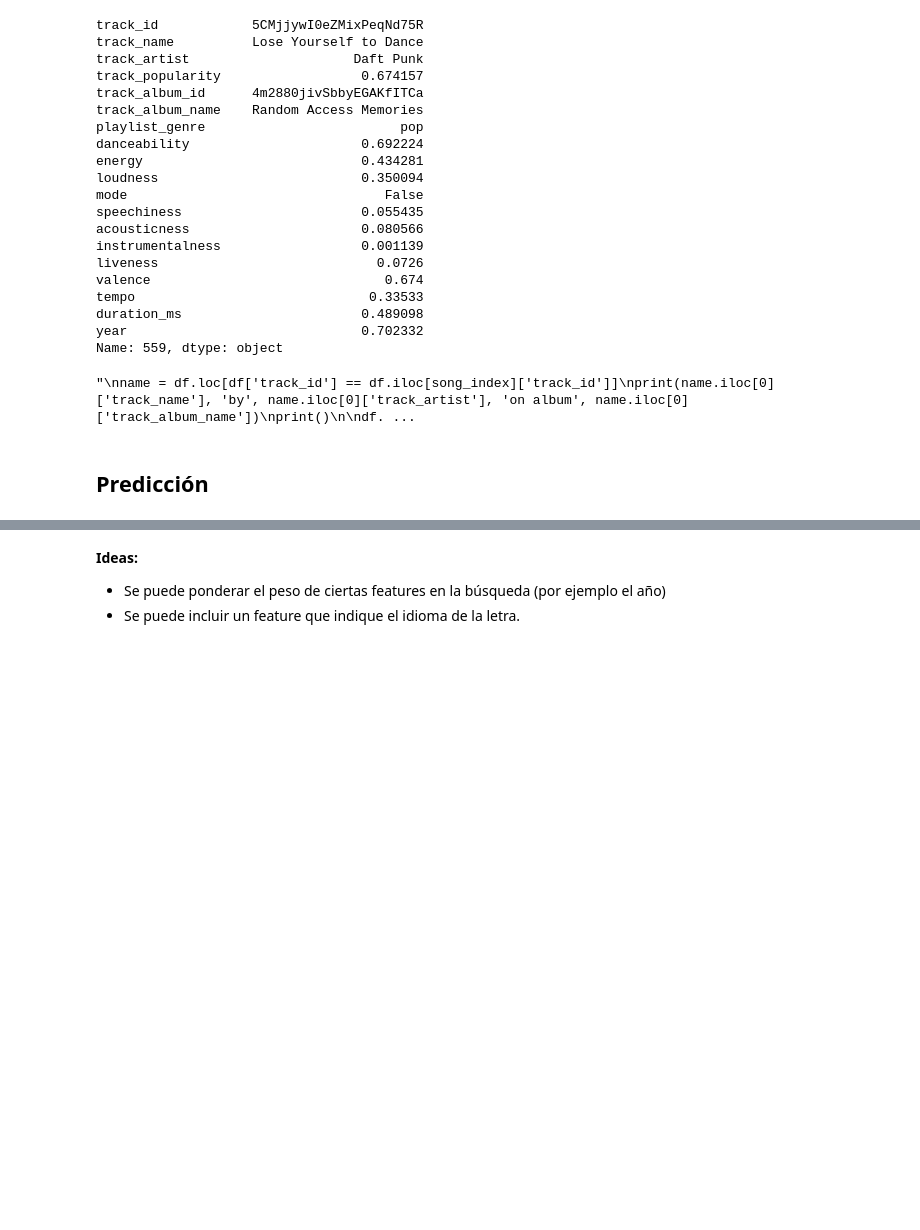
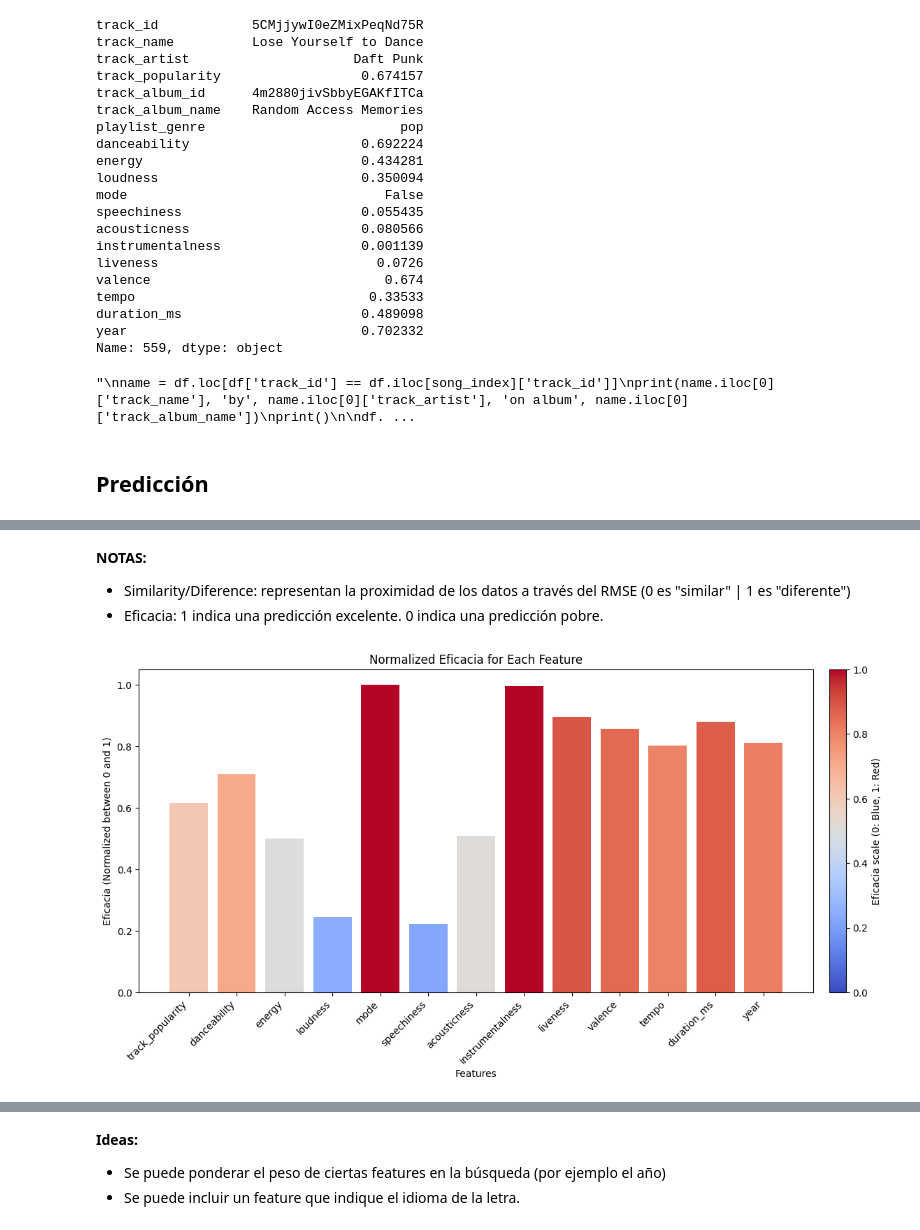
Before and after one commit to mlmicozzi/AprendizajeMaquinaII, a Jupyter notebook: spotify-recommender.ipynb, the cells around one changed output, grey strips where cells are left out. Drawn from its saved outputs; the diff is of its cells as text; code cells hidden in the pictures; blank space fills up the shorter version.

```diff
--- a/spotify-recommender.ipynb
+++ b/spotify-recommender.ipynb
@@ -214,13 +214,13 @@ df.iloc[song_index]
 # %% [markdown]
 ## Predicción
 # %%
+num_pred = 5 # Modificar a gusto para obtener más predicciones
 similarities = cosine_similarity([song_embeddings[song_index]], song_embeddings)[0]
 
-# Get top 5 most similar songs (excluding itself)
-similar_indices = np.argsort(similarities)[-6:-1][::-1]
+# Get top n most similar songs (excluding itself)
+similar_indices = np.argsort(similarities)[-(num_pred+1):-1][::-1]
 similar_songs = df.iloc[similar_indices]
 
-for song in range(len(similar_songs)):
-    print(similar_songs.iloc[song]['track_name'], 'by', similar_songs.iloc[song]['track_artist'], 'on album', similar_songs.iloc[song]['track_album_name'])
-    print()
+for i, song in enumerate(similar_songs.index):
+    print(f"""{i+1}º) "{similar_songs.loc[song, 'track_name']}" by {similar_songs.loc[song, 'track_artist']} on album "{similar_songs.loc[song, 'track_album_name']}" ({similar_songs.loc[song, 'playlist_genre'].title()})\n""")
 # %% [output]
@@ -301,0 +291,34 @@ Similarity/Diference: representan la proximidad de los datos a través del RMSE
+# %% [markdown]
+**NOTAS:**
+- Similarity/Diference: representan la proximidad de los datos a través del RMSE (0 es "similar" | 1 es "diferente")
+- Eficacia: 1 indica una predicción excelente. 0 indica una predicción pobre.
+# %%
+# Creating an explicit axis for the colorbar to resolve the deprecation warning
+import matplotlib.pyplot as plt
+import matplotlib.colors as mcolors
+
+# Define the color map from blue (near 0) to red (near 1) for Eficacia
+norm = plt.Normalize(0, 1)
+sm = plt.cm.ScalarMappable(cmap="coolwarm", norm=norm)
+sm.set_array([])  # Setting an empty array to avoid warnings
+
+# Create the figure and plot each bar with color based on Eficacia value
+fig, ax = plt.subplots(figsize=(15, 6))
+bars = ax.bar(comparison_df.index, comparison_df['Eficacia (%)'], color=sm.to_rgba(comparison_df['Eficacia (%)']))
+
+# Customize the x-axis labels to be angled at 45 degrees and smaller font size
+ax.set_xticks(comparison_df.index)
+ax.set_xticklabels(features, rotation=45, ha='right', fontsize=10)
+
+# Labels and title
+ax.set_xlabel("Features")
+ax.set_ylabel("Eficacia (Normalized between 0 and 1)")
+ax.set_title("Normalized Eficacia for Each Feature")
+
+# Add color bar with a specified axis
+cbar = fig.colorbar(sm, ax=ax, orientation='vertical', pad=0.02)
+cbar.set_label('Eficacia scale (0: Blue, 1: Red)')
+
+plt.show()
+# %% [output]
+[figure, added]
```
Also changed, not shown: parts of 7 cells of this notebook.
